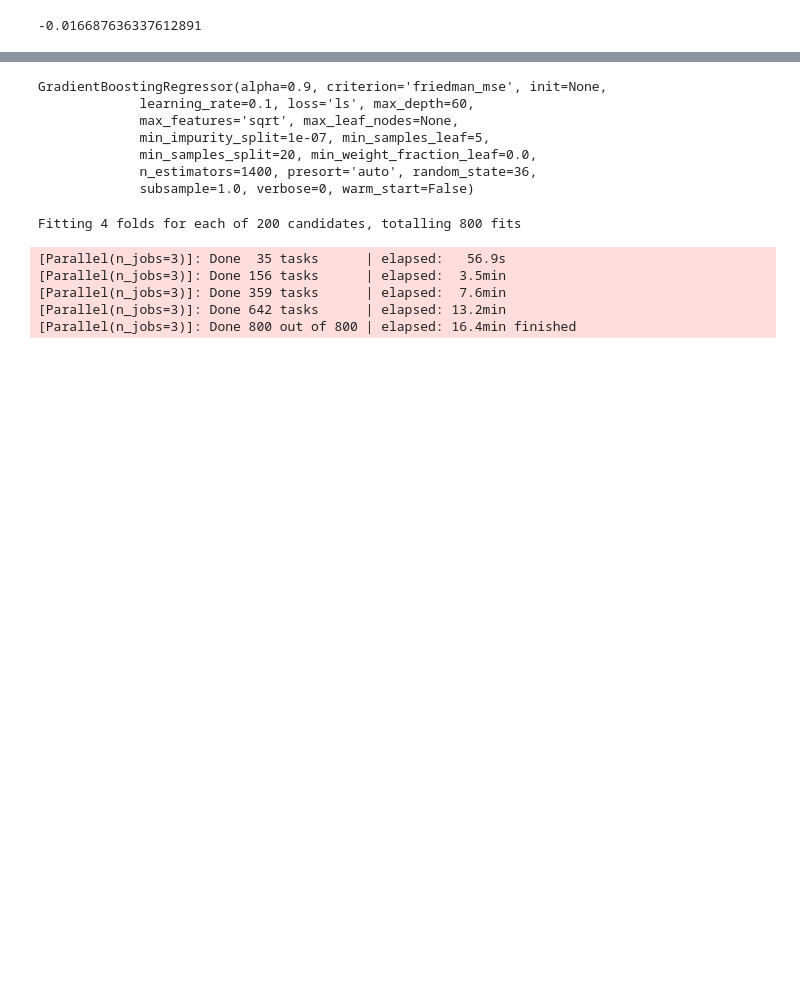
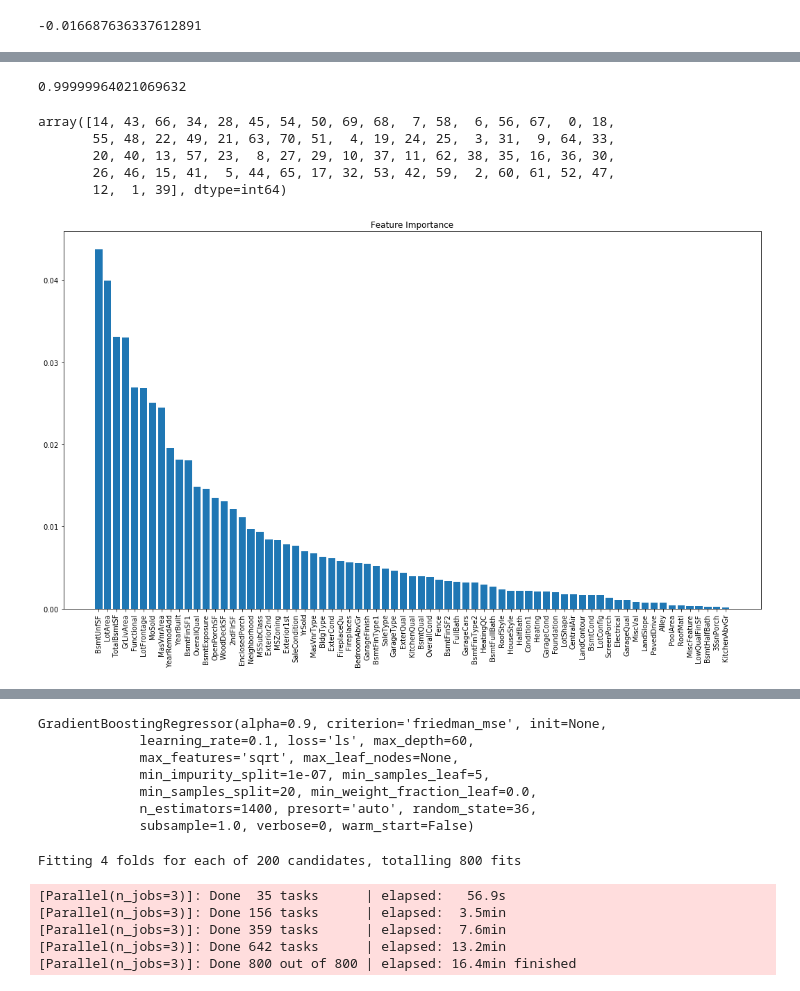
Before and after one commit to guilhermemarson/udacity, a Jupyter notebook: ames_house_prices/model.ipynb, the cells around one changed output, grey strips where cells are left out. Cells and saved outputs as stored; diff of their text form; code cells hidden in the pictures; blank space fills up the shorter version.

Commit message:
some plots and validation

```diff
--- a/ames_house_prices/model.ipynb
+++ b/ames_house_prices/model.ipynb
@@ -144,0 +147,3 @@ y_test_gbm=gbm_random.predict(test)
+# %%
+y_train_predict= np.expm1(y_train_predict)
+y_train= np.expm1(y_train)
@@ -144,0 +178,12 @@ y_test_gbm=gbm_random.predict(test)
+# %%
+gbm2=GradientBoostingRegressor(alpha=0.9, criterion='friedman_mse', init=None,
+             learning_rate=0.1, loss='ls', max_depth=60,
+             max_features='sqrt', max_leaf_nodes=None,
+             min_impurity_split=1e-07, min_samples_leaf=5,
+             min_samples_split=20, min_weight_fraction_leaf=0.0,
+             n_estimators=1400, presort='auto', random_state=36,
+             subsample=1.0, verbose=0, warm_start=False)
+# %%
+y_train = np.log1p(y_train)
+# %%
+gbm2.fit(train,y_train)
@@ -144,0 +203,38 @@ y_test_gbm=gbm_random.predict(test)
+# %%
+r2_score(y_train,y_train_predict)
+# %% [output]
+0.99999964021069632
+# %%
+np.argsort(importances)[::-1]
+# %% [output]
+array([14, 43, 66, 34, 28, 45, 54, 50, 69, 68,  7, 58,  6, 56, 67,  0, 18,
+       55, 48, 22, 49, 21, 63, 70, 51,  4, 19, 24, 25,  3, 31,  9, 64, 33,
+       20, 40, 13, 57, 23,  8, 27, 29, 10, 37, 11, 62, 38, 35, 16, 36, 30,
+       26, 46, 15, 41,  5, 44, 65, 17, 32, 53, 42, 59,  2, 60, 61, 52, 47,
+       12,  1, 39], dtype=int64)
+# %%
+# Plot the feature importances of the forest
+importances = gbm2.feature_importances_
+
+# Sort feature importances in descending order
+indices = np.argsort(importances)[::-1]
+
+# Rearrange feature names so they match the sorted feature importances
+names = [train.columns[i] for i in indices]
+
+# Create plot
+plt.figure()
+
+# Create plot title
+plt.title("Feature Importance")
+
+# Add bars
+plt.bar(range(train.shape[1]), importances[indices])
+
+# Add feature names as x-axis labels
+plt.xticks(range(train.shape[1]), names, rotation=90)
+
+# Show plot
+plt.show()
+# %% [output]
+[figure, added]
```
Also changed, not shown: parts of 13 cells of this notebook, 3 other files.
